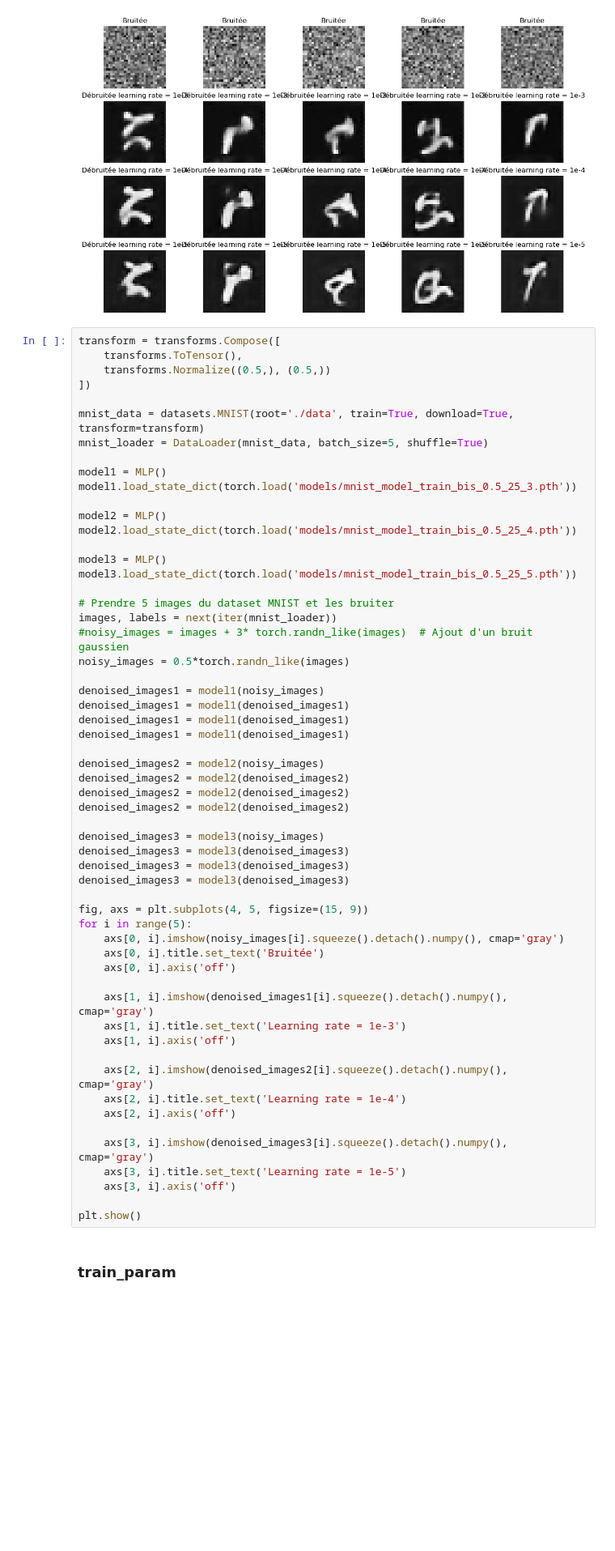
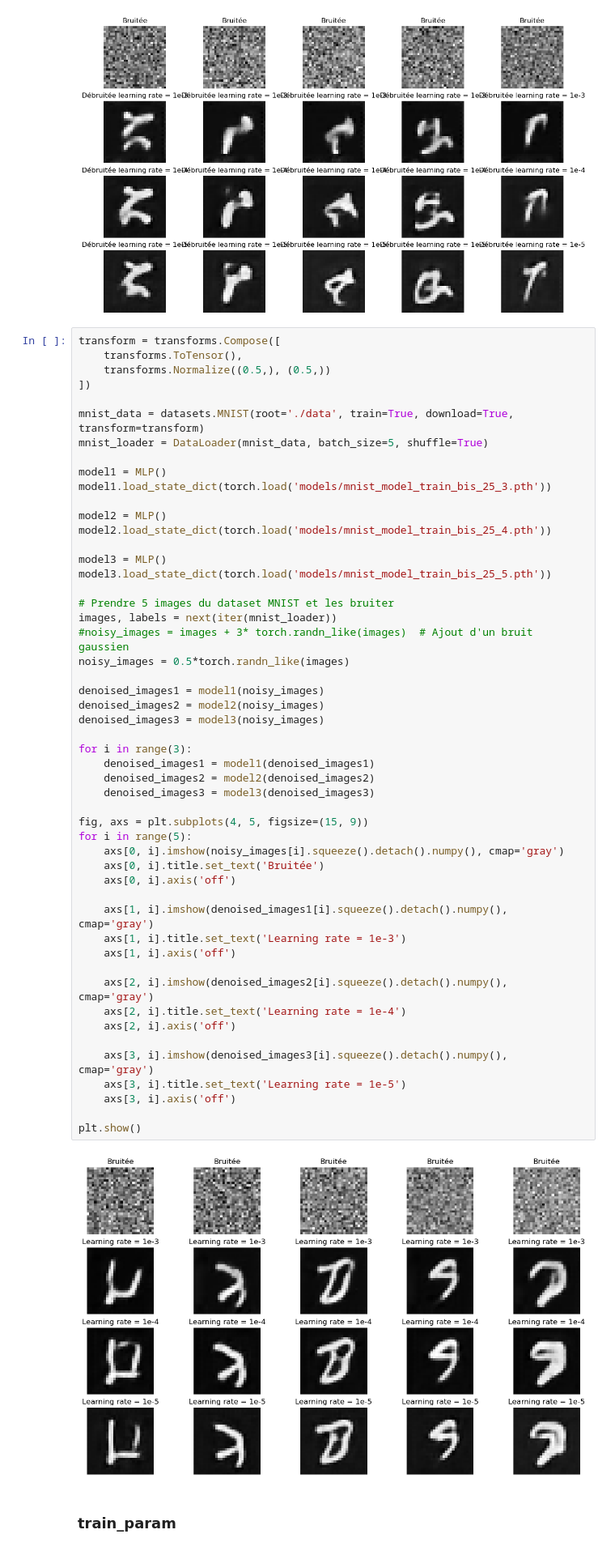
Before and after one commit to yaiciines/MAP583_tiny-diffusion, a Jupyter notebook: mnist.ipynb, the cells around one changed output. Shown at 81% size. Saved outputs shown, nothing was run; the diff lists cells and outputs as text; blank space fills up the shorter version.

```diff
--- a/mnist.ipynb
+++ b/mnist.ipynb
@@ -488,53 +514,49 @@ mnist_data = datasets.MNIST(root='./data', train=True, download=True, transform=
 mnist_loader = DataLoader(mnist_data, batch_size=5, shuffle=True)
 
 model1 = MLP()
-model1.load_state_dict(torch.load('models/mnist_model_train_bis_0.5_25_3.pth'))
+model1.load_state_dict(torch.load('models/mnist_model_train_bis_25_3.pth'))
 
 model2 = MLP()
-model2.load_state_dict(torch.load('models/mnist_model_train_bis_0.5_25_4.pth'))
+model2.load_state_dict(torch.load('models/mnist_model_train_bis_25_4.pth'))
 
 model3 = MLP()
-model3.load_state_dict(torch.load('models/mnist_model_train_bis_0.5_25_5.pth'))
+model3.load_state_dict(torch.load('models/mnist_model_train_bis_25_5.pth'))
 
 # Prendre 5 images du dataset MNIST et les bruiter
 images, labels = next(iter(mnist_loader))
 #noisy_images = images + 3* torch.randn_like(images)  # Ajout d'un bruit gaussien
 noisy_images = 0.5*torch.randn_like(images)
 
 denoised_images1 = model1(noisy_images)
-denoised_images1 = model1(denoised_images1)
-denoised_images1 = model1(denoised_images1)
-denoised_images1 = model1(denoised_images1)
+denoised_images2 = model2(noisy_images)
+denoised_images3 = model3(noisy_images)
 
-denoised_images2 = model2(noisy_images)
-denoised_images2 = model2(denoised_images2)
-denoised_images2 = model2(denoised_images2)
-denoised_images2 = model2(denoised_images2)
-
-denoised_images3 = model3(noisy_images)
-denoised_images3 = model3(denoised_images3)
-denoised_images3 = model3(denoised_images3)
-denoised_images3 = model3(denoised_images3)
+for i in range(3):
+    denoised_images1 = model1(denoised_images1)
+    denoised_images2 = model2(denoised_images2)
+    denoised_images3 = model3(denoised_images3)
 
 fig, axs = plt.subplots(4, 5, figsize=(15, 9))
 for i in range(5):
     axs[0, i].imshow(noisy_images[i].squeeze().detach().numpy(), cmap='gray')
     axs[0, i].title.set_text('Bruitée')
     axs[0, i].axis('off')
 
     axs[1, i].imshow(denoised_images1[i].squeeze().detach().numpy(), cmap='gray')
     axs[1, i].title.set_text('Learning rate = 1e-3')
     axs[1, i].axis('off')
 
     axs[2, i].imshow(denoised_images2[i].squeeze().detach().numpy(), cmap='gray')
     axs[2, i].title.set_text('Learning rate = 1e-4')
     axs[2, i].axis('off')
 
     axs[3, i].imshow(denoised_images3[i].squeeze().detach().numpy(), cmap='gray')
     axs[3, i].title.set_text('Learning rate = 1e-5')
     axs[3, i].axis('off')
 
 plt.show()
+# %% [output]
+[figure, added]
 # %% [markdown]
 ### train_param
 # %%
```
Also changed, not shown: parts of 10 cells of this notebook, 6 other files.
